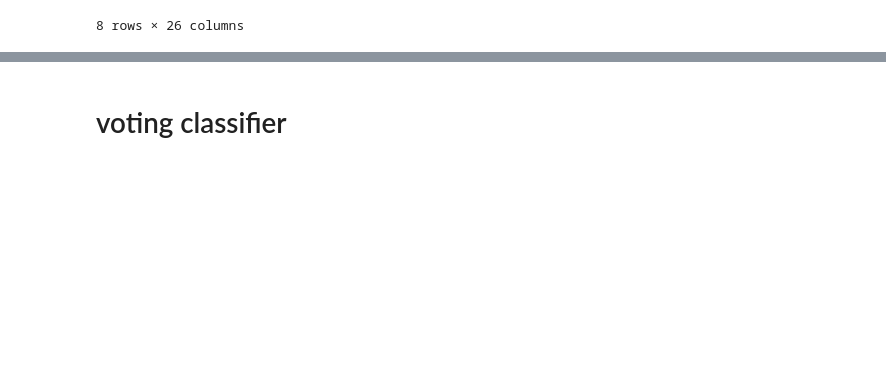
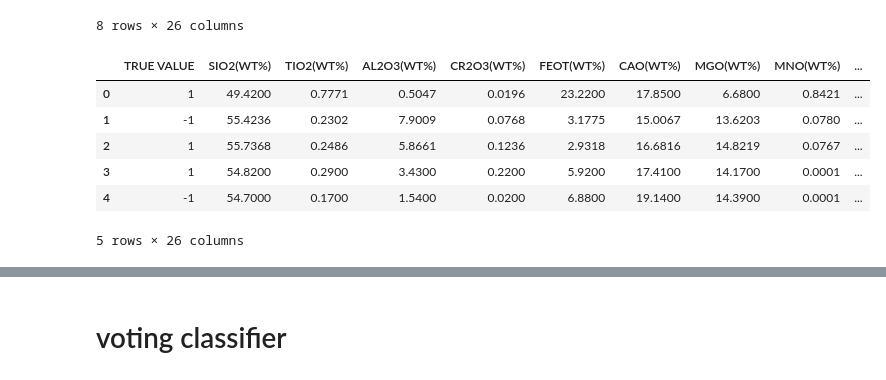
Before and after one commit to ZJUEarthData/DS_explore, a Jupyter notebook: english/ensemble_learning/ensemble_learning.ipynb, the cells around one changed output, grey strips where cells are left out. Drawn from its saved outputs; the diff is of its cells as text; code cells hidden in the pictures; blank space fills up the shorter version.

```diff
--- a/english/ensemble_learning/ensemble_learning.ipynb
+++ b/english/ensemble_learning/ensemble_learning.ipynb
@@ -86,6 +86,16 @@ raw_data.describe()
 | 75% | 1.000000 | 53.745174 | 0.770000 | 5.589235 | 0.440000 | 9.527363 | 22.280598 | 16.602250 | 0.320750 | ... |
 | max | 1.000000 | 57.580000 | 5.960000 | 19.956000 | 2.714000 | 42.302240 | 26.170000 | 39.440000 | 3.740000 | ... |
 8 rows × 26 columns
+# %%
+raw_data.head()
+# %% [output]
+|  | TRUE VALUE | SIO2(WT%) | TIO2(WT%) | AL2O3(WT%) | CR2O3(WT%) | FEOT(WT%) | CAO(WT%) | MGO(WT%) | MNO(WT%) | ... |
+| 0 | 1 | 49.4200 | 0.7771 | 0.5047 | 0.0196 | 23.2200 | 17.8500 | 6.6800 | 0.8421 | ... |
+| 1 | -1 | 55.4236 | 0.2302 | 7.9009 | 0.0768 | 3.1775 | 15.0067 | 13.6203 | 0.0780 | ... |
+| 2 | 1 | 55.7368 | 0.2486 | 5.8661 | 0.1236 | 2.9318 | 16.6816 | 14.8219 | 0.0767 | ... |
+| 3 | 1 | 54.8200 | 0.2900 | 3.4300 | 0.2200 | 5.9200 | 17.4100 | 14.1700 | 0.0001 | ... |
+| 4 | -1 | 54.7000 | 0.1700 | 1.5400 | 0.0200 | 6.8800 | 19.1400 | 14.3900 | 0.0001 | ... |
+5 rows × 26 columns
 # %%
 # Separate features and labels
 X = raw_data.drop(["TRUE VALUE"], axis=1).copy()
```
Also changed, not shown: parts of 27 cells of this notebook, 5 other files.
